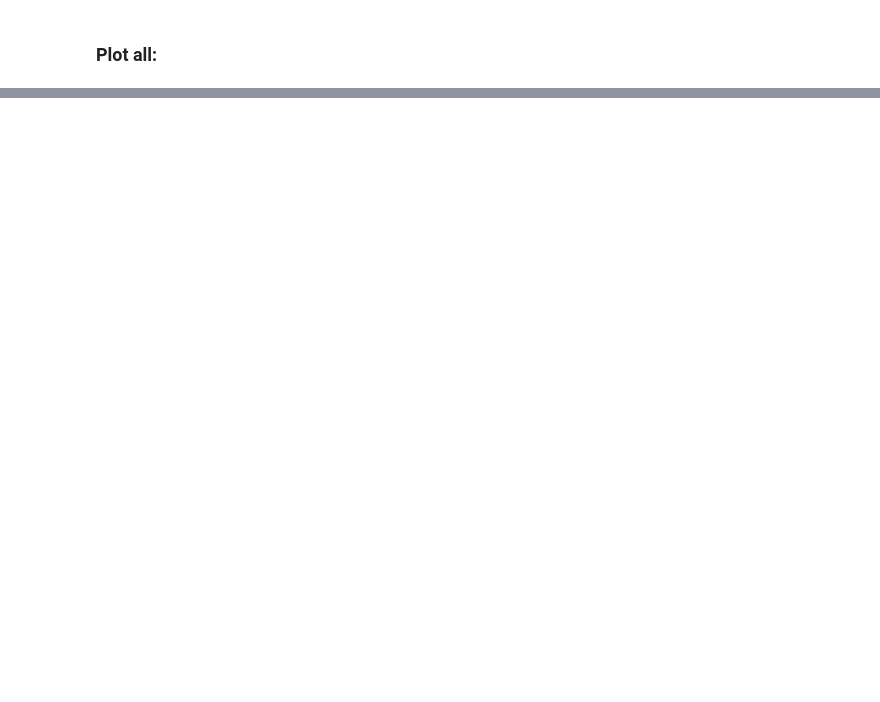
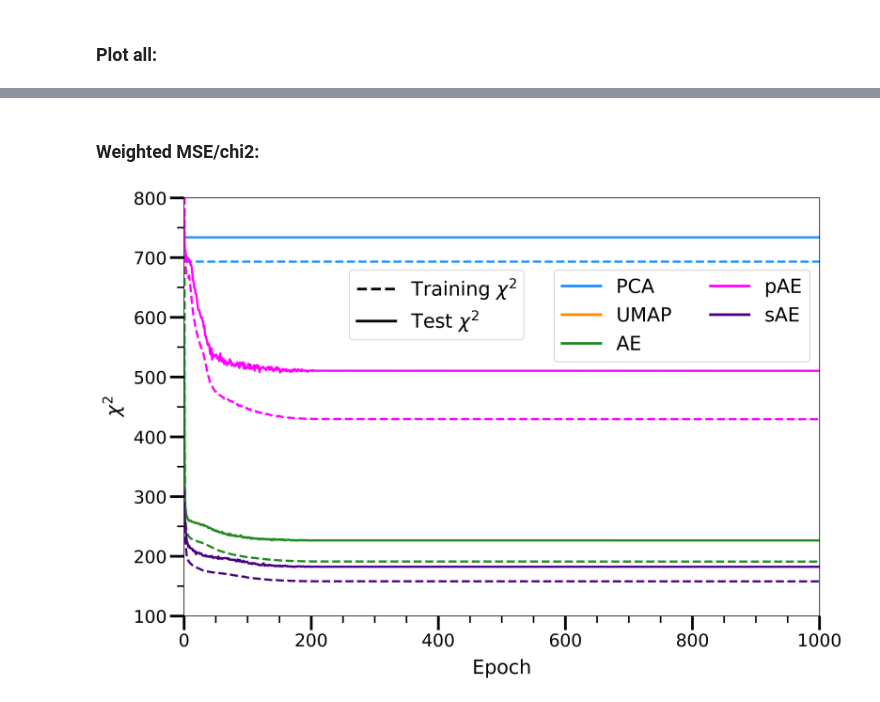
Before and after one commit to ia-chow/galactic, a Jupyter notebook: tf_tutorials/all_methods_aggregate.ipynb, the cells around one changed output, grey strips where cells are left out. Cells and saved outputs as stored; diff of their text form; code cells hidden in the pictures; blank space fills up the shorter version.

```diff
--- a/tf_tutorials/all_methods_aggregate.ipynb
+++ b/tf_tutorials/all_methods_aggregate.ipynb
@@ -435,0 +470,66 @@ plt.savefig('./paper_figures/loss_vs_epoch.png')
+# %% [markdown]
+### Weighted MSE/chi2:
+# %%
+colors = ['dodgerblue', 'darkorange', 'forestgreen', 'fuchsia', 'indigo', 'brown', 'gold']
+from matplotlib.ticker import MultipleLocator
+
+fig, ax = plt.subplots(1, 1, figsize = (12, 8), dpi=400)
+# plot PCA MSE
+plt.axhline(pca_training_chi2, linewidth=2.5, color='dodgerblue', linestyle='dashed')
+plt.axhline(pca_test_chi2, linewidth=2.5, color='dodgerblue', linestyle='solid')
+# vanilla AE MSE
+plt.plot(vanilla_history['chi2_loss'], linewidth=2.5, color='forestgreen', linestyle='dashed')
+plt.plot(vanilla_history['val_chi2_loss'], linewidth=2.5, color='forestgreen', linestyle='solid')
+# probabilistic AE MSE
+plt.plot(prob_history['chi2_loss'], linewidth=2.5, color='fuchsia', linestyle='dashed')
+plt.plot(prob_history['val_chi2_loss'], linewidth=2.5, color='fuchsia', linestyle='solid')
+# scatter AE MSE
+plt.plot(np.array(scatter_history['scatter_chi2_loss']) * 1000., linewidth=2.5, color='indigo', linestyle='dashed')
+plt.plot(np.array(scatter_history['val_scatter_chi2_loss']) * 1000., linewidth=2.5, color='indigo', linestyle='solid')
+# dummy lines
+# test/train
+dl1, = plt.plot([], [], c='black', linestyle='solid', linewidth=3.)
+dl2, = plt.plot([], [], c='black', linestyle='dashed', linewidth=3.)
+# PCA, UMAP, vanilla AE, pAE, sAE
+dl3, = plt.plot([], [], c='dodgerblue', linestyle='solid', linewidth=3.)
+dl4, = plt.plot([], [], c='darkorange', linestyle='solid', linewidth=3.)
+dl5, = plt.plot([], [], c='forestgreen', linestyle='solid', linewidth=3.)
+dl6, = plt.plot([], [], c='fuchsia', linestyle='solid', linewidth=3.)
+dl7, = plt.plot([], [], c='indigo', linestyle='solid', linewidth=3.)
+# scale
+# plt.yscale('log')
+# plt.xscale('log')
+# tick params
+plt.tick_params('both', length=16, width=3., which='major', labelsize=20)
+plt.tick_params('both', length=8, width=1.75, which='minor', labelsize=20)
+# x axis
+ax.xaxis.set_major_locator(MultipleLocator(200.))
+ax.xaxis.set_minor_locator(MultipleLocator(50.))
+# y axis
+ax.yaxis.set_major_locator(MultipleLocator(100.))
+ax.yaxis.set_minor_locator(MultipleLocator(50.))
+# limit, label
+plt.xlim(0, 1000.)
+plt.ylim(100., 800.)
+plt.xlabel('Epoch', fontsize=22, labelpad=10)
+plt.ylabel(r'$\chi^2$', fontsize=22, labelpad=10)
+# legend
+l1 = plt.legend([dl2, dl1],
+                [r'Training $\chi^2$', r'Test $\chi^2$'],
+                # loc = 'upper center',
+                bbox_to_anchor=(0.55, 0.85), loc='upper right',
+                fontsize=22,
+                ncol=1)
+l2 = plt.legend([dl3, dl4, dl5, dl6, dl7],
+                [r'PCA', r'UMAP', r'AE', r'pAE', r'sAE'],
+                bbox_to_anchor=(1., 0.85), loc='upper right',
+                # loc = 'upper right',
+                fontsize=22,
+                ncol=2)
+ax.add_artist(l2)
+ax.add_artist(l1)
+# tight layout, save
+plt.tight_layout()
+plt.savefig('./paper_figures/chi2_vs_epoch.png')
+# %% [output]
+[figure, added]
```
Also changed, not shown: parts of 5 cells of this notebook, 18 other files.
